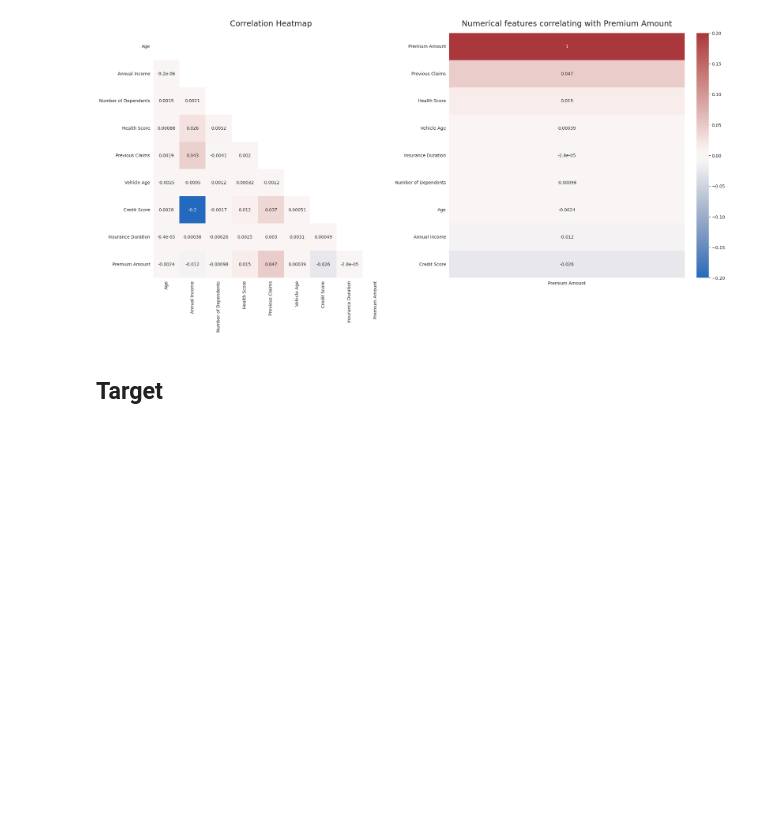
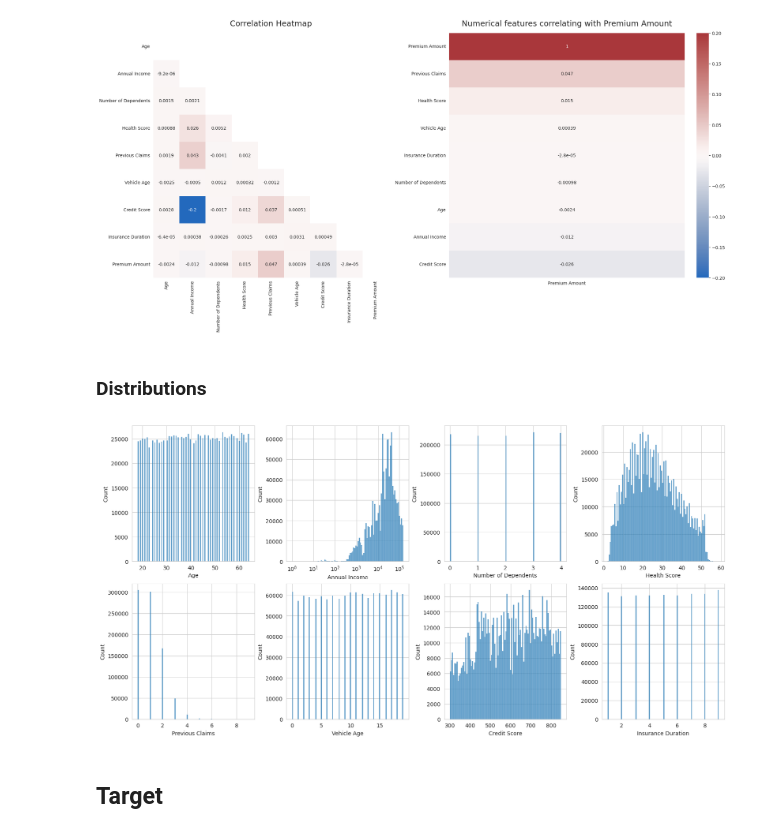
Before and after one commit to jofa974/playground-series-s4e12, a Jupyter notebook: notebooks/eda.ipynb, the cells around one changed output. Saved outputs shown, nothing was run; the diff lists cells and outputs as text; code cells hidden in the pictures; blank space fills up the shorter version.

```diff
--- a/notebooks/eda.ipynb
+++ b/notebooks/eda.ipynb
@@ -143,6 +128,21 @@ ax2.set_title(
 plt.show()
 # %% [output]
 [figure]
+# %% [markdown]
+### Distributions
+# %%
+fig, [[ax1, ax2, ax3, ax4], [ax5, ax6, ax7, ax8]] = plt.subplots(2, 4, figsize=(16, 8))
+sns.histplot(data=df, x="Age", bins=100, alpha=0.7, lw=0.1, ax=ax1)
+sns.histplot(data=df, x="Annual Income", bins=100, alpha=0.7, lw=0.1, ax=ax2, log_scale=True)
+sns.histplot(data=df, x="Number of Dependents", bins=100, alpha=0.7, lw=0.1, ax=ax3)
+sns.histplot(data=df, x="Health Score", bins=100, alpha=0.7, lw=0.1, ax=ax4)
+sns.histplot(data=df, x="Previous Claims", bins=100, alpha=0.7, lw=0.1, ax=ax5)
+sns.histplot(data=df, x="Vehicle Age", bins=100, alpha=0.7, lw=0.1, ax=ax6)
+sns.histplot(data=df, x="Credit Score", bins=100, alpha=0.7, lw=0.1, ax=ax7)
+sns.histplot(data=df, x="Insurance Duration", bins=100, alpha=0.7, lw=0.1, ax=ax8)
+plt.show()
+# %% [output]
+[figure, added]
 # %% [markdown]
 ## Target
 # %% [markdown]
```
Also changed, not shown: parts of 1 cell of this notebook, 27 other files.
